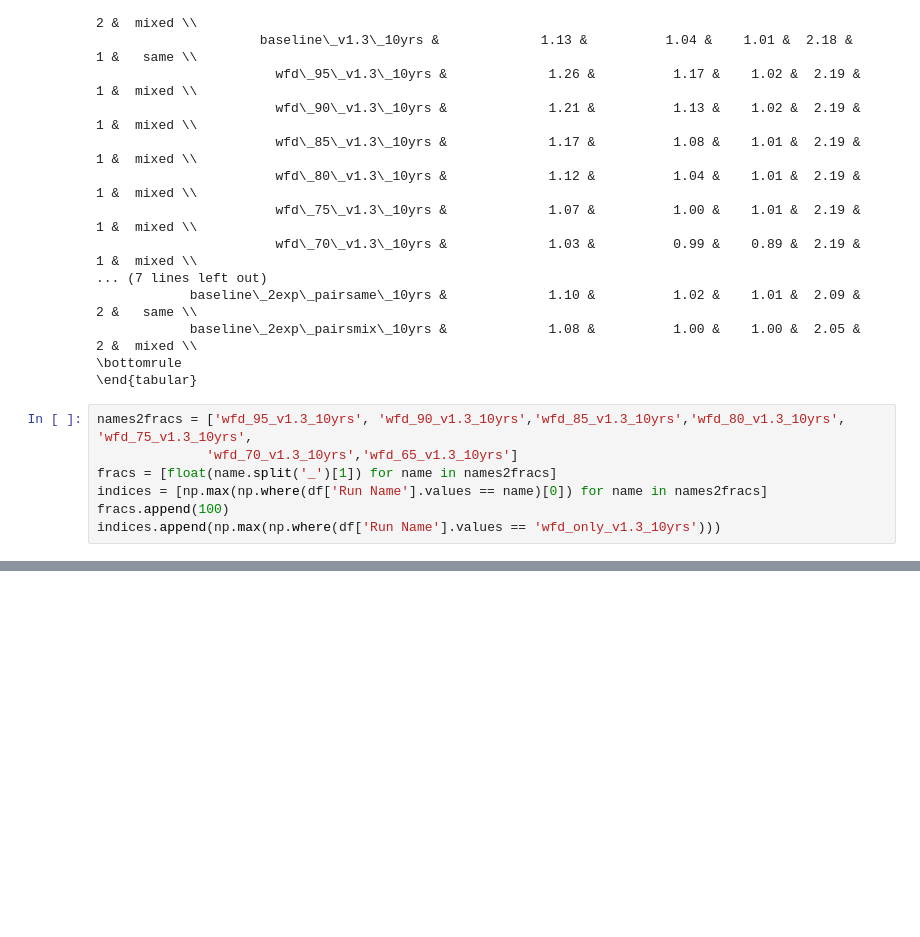
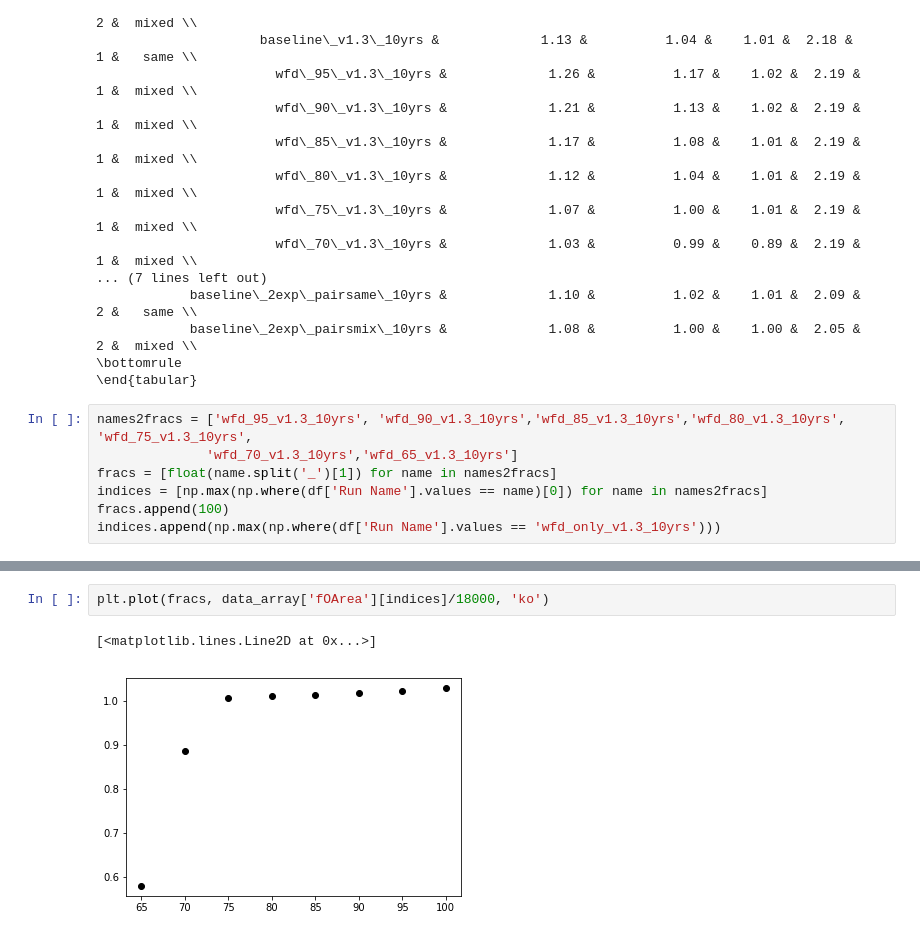
Before and after one commit to yoachim/19_Scratch, a Jupyter notebook: fO_table/FO_table.ipynb, the cells around one changed output, grey strips where cells are left out. Drawn from its saved outputs; the diff is of its cells as text; blank space fills up the shorter version.

```diff
--- a/fO_table/FO_table.ipynb
+++ b/fO_table/FO_table.ipynb
@@ -234,0 +232,5 @@ plt.ylabel('fONv MedianNvis / 825')
+# %%
+plt.plot(fracs, data_array['fOArea'][indices]/18000, 'ko')
+# %% [output]
+[<matplotlib.lines.Line2D at 0x...>]
+[figure, added]
```
Also changed, not shown: parts of 3 cells of this notebook.
